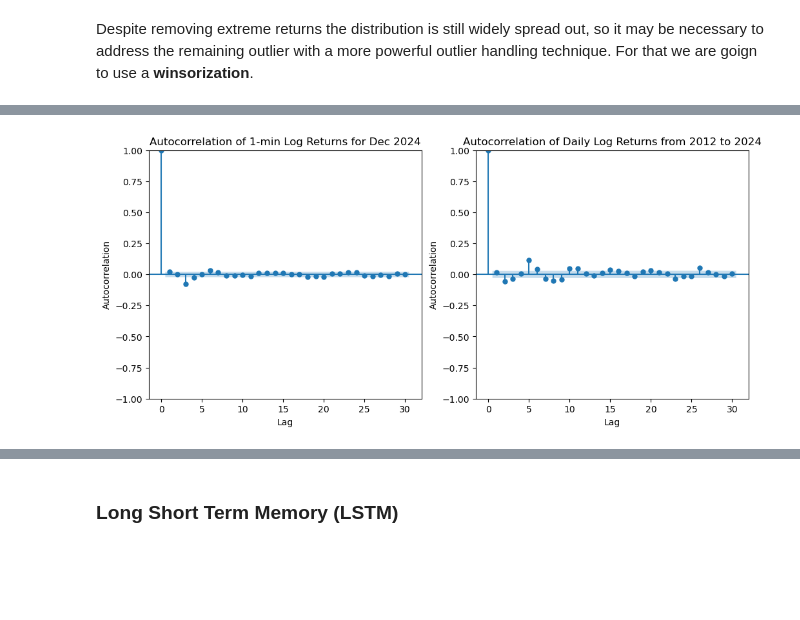
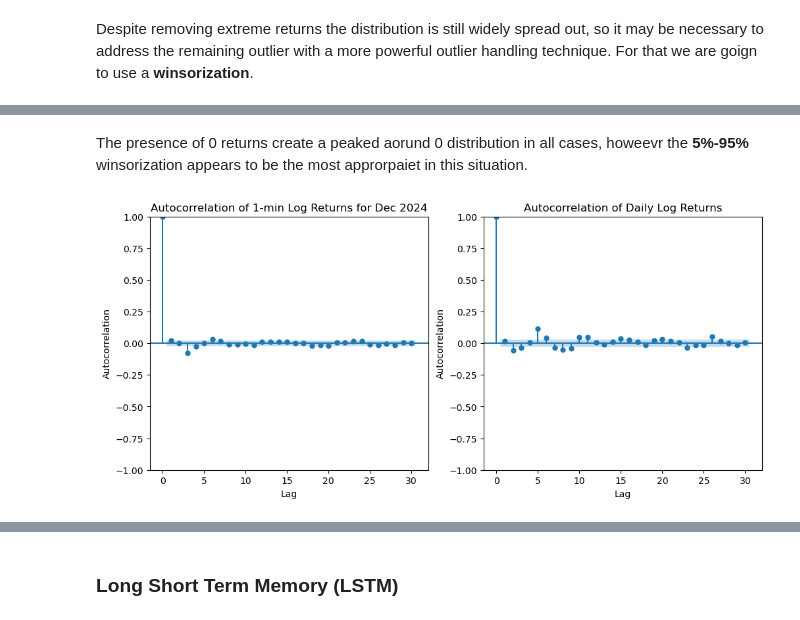
Before and after one commit to anthonymakarewicz/bitcoin-momentum-trading, a Jupyter notebook: main.ipynb, the cells around one changed output, grey strips where cells are left out. Cells and saved outputs as stored; diff of their text form; code cells hidden in the pictures; blank space fills up the shorter version.

```diff
--- a/main.ipynb
+++ b/main.ipynb
@@ -53,5 +54,5 @@ shape: (1, 6)
 # %%
-bitcoin = bitcoin.filter(
+bitcoin_1min = bitcoin_1min.filter(
     pl.col("Date").is_not_null()
 )
 # %% [markdown]
@@ -144,27 +278,27 @@ Here we cna see that large large drops in prices are often associated with spike
 # %%
 # Compute 1-min Log returns
 bitcoin = bitcoin.with_columns(
-    (pl.col("Close") / pl.col("Close").shift(1)).log().alias("Log returns")
+    (pl.col("Close") / pl.col("Close").shift(1)).log().alias("log_returns")
 ).filter(
-    pl.col("Log returns").is_not_null()
+    pl.col("log_returns").is_not_null()
 )
 
 # Compute Daily Log returns
 log_returns_daily = bitcoin.group_by(
     pl.col("Date").dt.date()
 ).agg([
-    pl.col("Log returns").sum()
+    pl.col("log_returns").sum()
 ]).sort("Date")
 
 # Compute descriptive statistics
-desc_1min = bitcoin.select("Log returns").describe()
-desc_daily = log_returns_daily.select("Log returns").describe()
+desc_1min = bitcoin.select("log_returns").describe()
+desc_daily = log_returns_daily.select("log_returns").describe()
 
 combined_desc = pl.concat(
     [
         desc_1min.select("statistic"),
-        desc_1min.select("Log returns").rename({"Log returns": "1-min Log Returns"}),
-        desc_daily.select("Log returns").rename({"Log returns": "Daily Log Returns"})
+        desc_1min.select("log_returns").rename({"log_returns": "1-min Log Returns"}),
+        desc_daily.select("log_returns").rename({"log_returns": "Daily Log Returns"})
     ],
     how="horizontal"
 )
@@ -260,12 +408,12 @@ lower_bound = -0.2
 upper_bound = 0.2
 
 bitcoin = bitcoin.filter(
-    (pl.col("Log returns") >= lower_bound) & (pl.col("Log returns") <= upper_bound)
+    (pl.col("log_returns") >= lower_bound) & (pl.col("log_returns") <= upper_bound)
 )
 
 plt.figure(figsize=(12, 6))
 sns.histplot(
-    bitcoin.select("Log returns").to_series(),
+    bitcoin.select("log_returns").to_series(),
     kde=True, bins=50, color="blue"
 )
 plt.title("Distribution of Cleaned 1-min Log returns")
@@ -293,11 +441,10 @@ def winsorize(df, col_name, thresholds):
 
         df = df.with_columns(
             pl.col(col_name).clip(lower_bound, upper_bound).alias(
-                f"{col_name} winsorized {int(lower_percentile*100)}-{int(upper_percentile*100)}%"
+                f"{col_name}_winsorized_{lower_percentile}_{upper_percentile}"
             )
         )
     return df
 
 thresholds = [(0.10, 0.90), (0.05, 0.95), (0.01, 0.99), (0.005, 0.995)]
-bitcoin = winsorize(bitcoin, "Log returns", thresholds)
-print(bitcoin)
+log_returns_winsorized = winsorize(bitcoin, "log_returns", thresholds)
@@ -330,18 +469,21 @@ plt.show()
+# %% [markdown]
+The presence of 0 returns create a peaked aorund 0 distribution in all cases, howeevr the **5%-95%** winsorization appears to be the most approrpaiet in this situation.
 # %%
+log_returns_dec_2024 = bitcoin.filter(
+    pl.col("Date") >= datetime(2024, 12, 1)
+).select("log_returns")
+
 fig, axes = plt.subplots(1, 2, figsize=(12, 5))
-plot_acf(bitcoin.filter(
-    pl.col("Date") >= datetime(2024, 12, 1)
-    ).select("Log returns"),
-    lags=30, ax=axes[0])
+plot_acf(log_returns_dec_2024, lags=30, ax=axes[0])
 axes[0].set_title("Autocorrelation of 1-min Log Returns for Dec 2024")
 axes[0].set_xlabel("Lag")
 axes[0].set_ylabel("Autocorrelation")
 
-plot_acf(log_returns_daily.select("Log returns"), lags=30, ax=axes[1])
+plot_acf(log_returns_daily.select("log_returns"), lags=30, ax=axes[1])
 axes[1].set_title("Autocorrelation of Daily Log Returns")
 axes[1].set_xlabel("Lag")
 axes[1].set_ylabel("Autocorrelation")
 
 plt.show()
 # %% [output]
-[figure, old version]
+[figure, new version]
```
Also changed, not shown: parts of 23 cells of this notebook.
